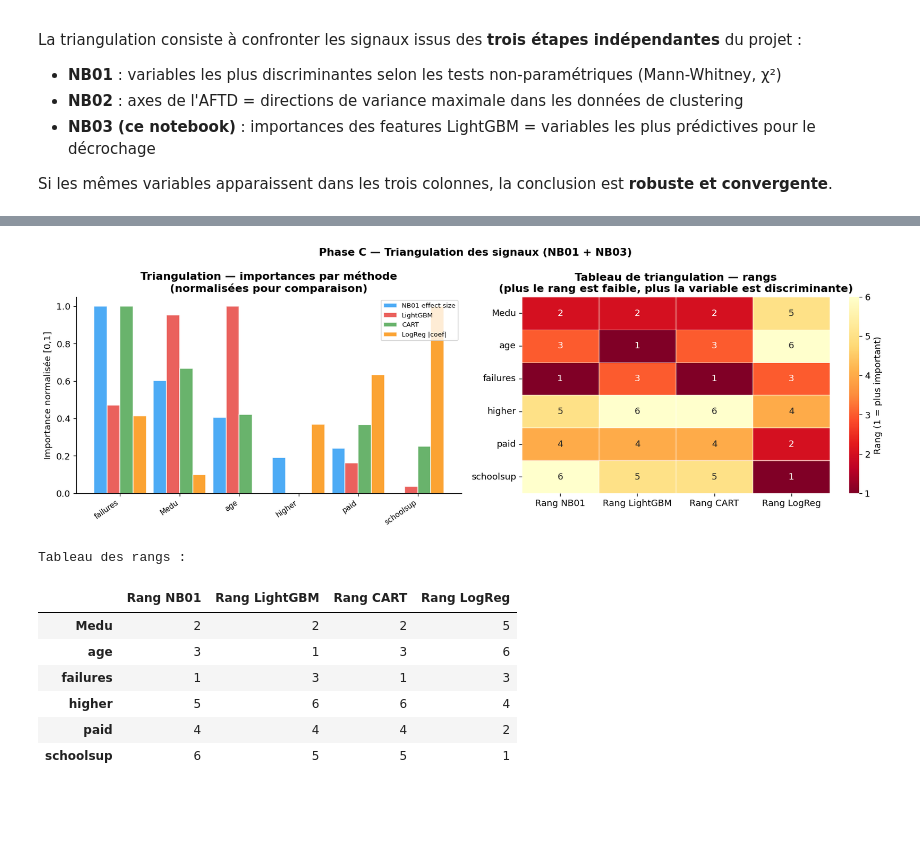
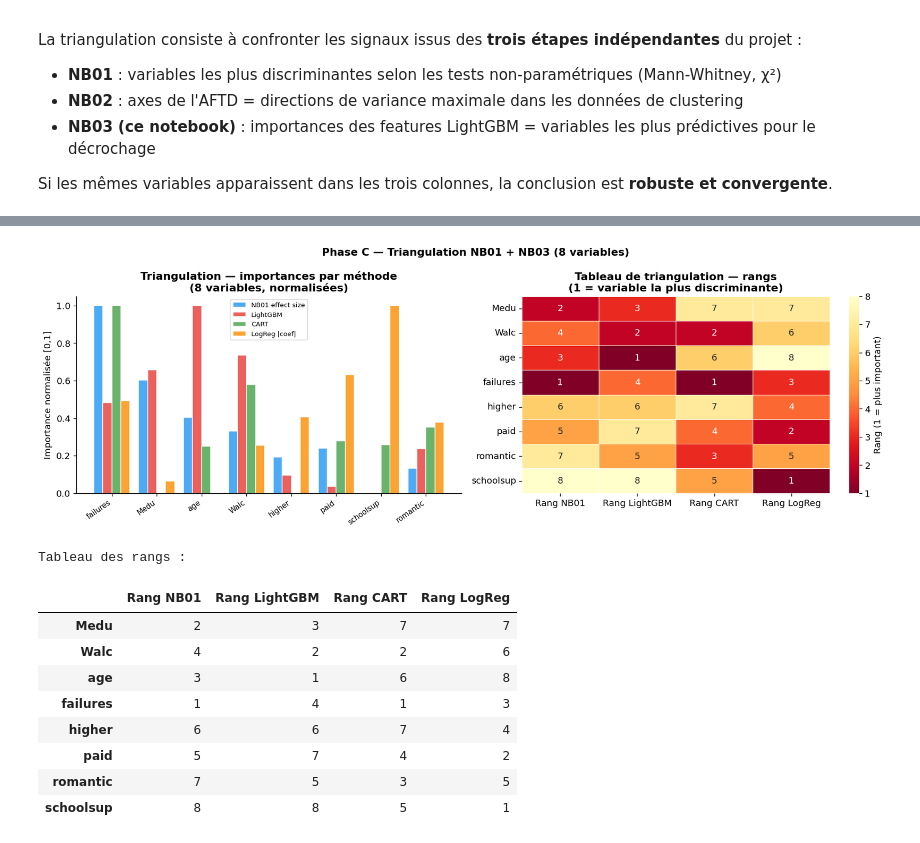
Before and after one commit to mathieupiekarz/ML_pstudents_studies, a Jupyter notebook: 02_apprentissage_supervise.ipynb, the cells around one changed output, grey strips where cells are left out. Saved outputs shown, nothing was run; the diff lists cells and outputs as text; code cells hidden in the pictures; blank space fills up the shorter version.

```diff
--- a/02_apprentissage_supervise.ipynb
+++ b/02_apprentissage_supervise.ipynb
@@ -60,8 +60,9 @@ PAL    = [BLEU, ROUGE, VERT, ORANGE]
 mat = pd.read_csv('Data/student-mat.csv')
 mat['decrocheur'] = ((mat['G3'] == 0) & (mat['G1'] > 0)).astype(int)
 
-VARS_NUM = ['failures', 'Medu', 'age']
-VARS_CAT = ['higher', 'paid', 'schoolsup']
+# 8 variables retenues dans NB02 (après ajout de Walc et romantic)
+VARS_NUM = ['failures', 'Medu', 'age', 'Walc']
+VARS_CAT = ['higher', 'paid', 'schoolsup', 'romantic']
 
 # Reconstruction identique à NB02
 from scipy.spatial.distance import squareform
@@ -80,7 +81,7 @@ for col in VARS_NUM:
 for col in VARS_CAT:
     v = df_bin[col].values
     D += (v[:,None] != v[None,:]).astype(float)
-D /= (len(VARS_NUM) + len(VARS_CAT))
+D /= (len(VARS_NUM) + len(VARS_CAT))   # 8 variables → division par 8
 np.fill_diagonal(D, 0)
 
 Qn = np.eye(n) - np.ones((n,n))/n
@@ -98,6 +99,14 @@ labels_cah = fcluster(Z_ward, 4, criterion='maxclust') - 1
 mat['cluster'] = labels_cah
 
 print(f"Dataset : {mat.shape[0]} élèves, {mat['decrocheur'].sum()} décrocheurs ({100*mat['decrocheur'].mean():.1f}%)")
+print(f"Variables de clustering : {VARS_NUM + VARS_CAT}")
 print(f"Clusters : {np.bincount(labels_cah)}")
+print()
+print("Profil par cluster :")
+print(f"{'Cluster':>9} {'n':>5} {'n_dec':>6} {'taux_dec':>10}")
+for k in range(4):
+    mk = labels_cah == k
+    nd = ((labels_cah == k) & (mat['decrocheur'] == 1)).sum()
+    print(f"  C{k}    {mk.sum():>5}  {nd:>6}  {100*nd/mk.sum():>9.1f}%")
 # %% [output]
 Dataset : 395 élèves, 38 décrocheurs (9.6%)
@@ -642,6 +669,8 @@ Importances des variables par classifieur :
 # %%
 # ── Tableau de triangulation complet ──
-# NB01 : effect sizes Mann-Whitney (|r| rang)
+# NB01 : effect sizes Mann-Whitney (|r| rang) pour numériques,
+#         V de Cramér pour catégorielles — sur les 8 variables retenues
+
 VARS_NUM_ALL = ['age', 'Medu', 'Fedu', 'traveltime', 'studytime', 'failures',
                 'famrel', 'freetime', 'goout', 'Dalc', 'Walc', 'health', 'absences']
 dec_m     = mat[mat['decrocheur'] == 1]
@@ -658,7 +687,6 @@ for v in feat_names:
         chi2_v, _, _, _ = chi2_contingency(ct_v)
         es_nb01[v] = np.sqrt(chi2_v / (n * (min(ct_v.shape)-1)))
 
-# Normaliser chaque colonne entre 0 et 1 pour comparaison
 def norm01(s):
     return (s - s.min()) / (s.max() - s.min() + 1e-9)
 
@@ -669,64 +697,60 @@ triang = pd.DataFrame({
     'NB03 — LogReg\n|coef. logistique|': importances_lr,
 })
 
-# Rang de chaque variable dans chaque colonne
 triang_rank = triang.rank(ascending=False).astype(int)
 triang_rank.columns = ['Rang NB01', 'Rang LightGBM', 'Rang CART', 'Rang LogReg']
 
 fig, axes = plt.subplots(1, 2, figsize=(15, 5))
 
-# ── Importances normalisées par méthode ──
+# ── Importances normalisées ──
 ax = axes[0]
-vars_plot = feat_names
-x = np.arange(len(vars_plot))
-w = 0.22
-
+x = np.arange(len(feat_names))
+w = 0.20
 src = [
-    ('NB01 effect size', pd.Series(es_nb01)[vars_plot], BLEU),
-    ('LightGBM', importances_lgbm[vars_plot], ROUGE),
-    ('CART', importances_cart[vars_plot], VERT),
-    ('LogReg |coef|', importances_lr[vars_plot], ORANGE),
+    ('NB01 effect size', pd.Series(es_nb01)[feat_names], BLEU),
+    ('LightGBM',         importances_lgbm[feat_names],   ROUGE),
+    ('CART',             importances_cart[feat_names],   VERT),
+    ('LogReg |coef|',    importances_lr[feat_names],     ORANGE),
 ]
-
 for i, (label, vals, color) in enumerate(src):
     ax.bar(x + i*w, norm01(vals), w, label=label, color=color, alpha=0.8, edgecolor='white')
-
 ax.set_xticks(x + w*1.5)
-ax.set_xticklabels(vars_plot, rotation=35, ha='right', fontsize=9)
+ax.set_xticklabels(feat_names, rotation=35, ha='right', fontsize=9)
 ax.set_ylabel('Importance normalisée [0,1]')
-ax.set_title('Triangulation — importances par méthode\n(normalisées pour comparaison)',
-             fontweight='bold')
+ax.set_title('Triangulation — importances par méthode\n(8 variables, normalisées)', fontweight='bold')
 ax.legend(fontsize=8)
 
-# ── Rangs dans tableau de triangulation ──
+# ── Tableau des rangs ──
 ax2 = axes[1]
 sns.heatmap(
     triang_rank,
     annot=True, fmt='d',
     cmap='YlOrRd_r',
     ax=ax2,
     linewidths=0.5,
     cbar_kws={'label': 'Rang (1 = plus important)'}
 )
-ax2.set_title('Tableau de triangulation — rangs\n(plus le rang est faible, plus la variable est discriminante)',
+ax2.set_title('Tableau de triangulation — rangs\n(1 = variable la plus discriminante)',
               fontweight='bold')
 ax2.set_yticklabels(ax2.get_yticklabels(), rotation=0)
 
-plt.suptitle('Phase C — Triangulation des signaux (NB01 + NB03)', fontsize=13, fontweight='bold')
+plt.suptitle('Phase C — Triangulation NB01 + NB03 (8 variables)', fontsize=13, fontweight='bold')
 plt.tight_layout()
 plt.show()
 
 print("Tableau des rangs :")
 display(triang_rank)
 # %% [output]
-[figure, old version]
+[figure, new version]
 Tableau des rangs :
 |  | Rang NB01 | Rang LightGBM | Rang CART | Rang LogReg |
-| Medu | 2 | 2 | 2 | 5 |
-| age | 3 | 1 | 3 | 6 |
-| failures | 1 | 3 | 1 | 3 |
-| higher | 5 | 6 | 6 | 4 |
-| paid | 4 | 4 | 4 | 2 |
-| schoolsup | 6 | 5 | 5 | 1 |
+| Medu | 2 | 3 | 7 | 7 |
+| Walc | 4 | 2 | 2 | 6 |
+| age | 3 | 1 | 6 | 8 |
+| failures | 1 | 4 | 1 | 3 |
+| higher | 6 | 6 | 7 | 4 |
+| paid | 5 | 7 | 4 | 2 |
+| romantic | 7 | 5 | 3 | 5 |
+| schoolsup | 8 | 8 | 5 | 1 |
 # %%
 # ── Résumé quantitatif final ──
```
Also changed, not shown: parts of 14 cells of this notebook.
